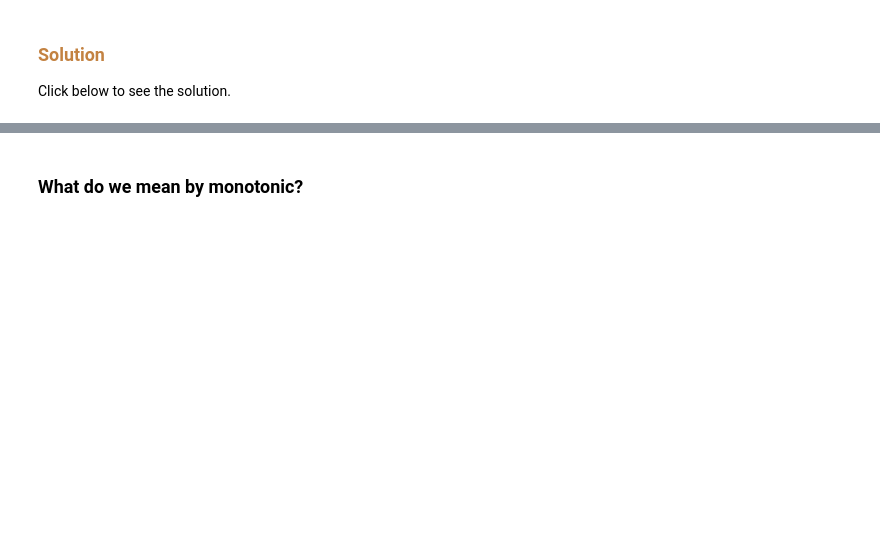
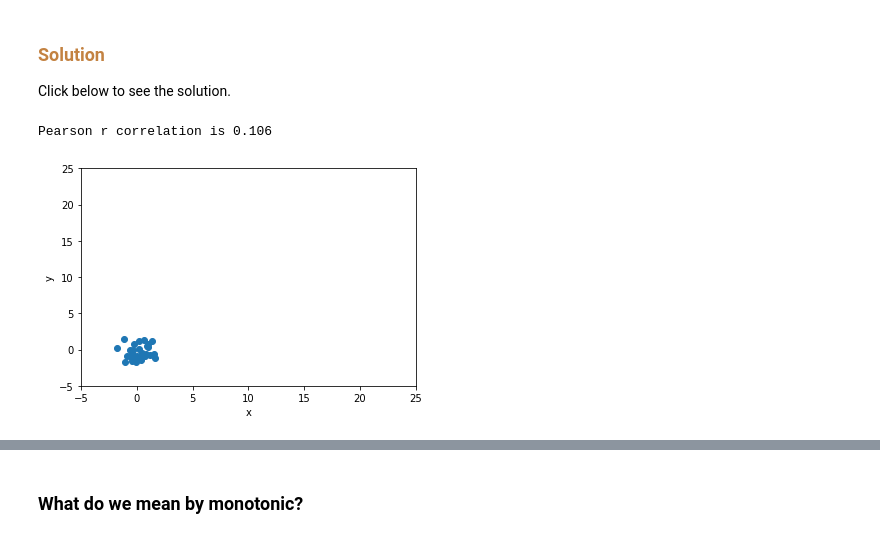
Before and after one commit to philrelton/Data-Analysis-2022, a Jupyter notebook: blended_exercises/Chapter 5/Chapter5.ipynb, the cells around one changed output, grey strips where cells are left out. Cells and saved outputs as stored; diff of their text form; code cells hidden in the pictures; blank space fills up the shorter version.

```diff
--- a/blended_exercises/Chapter 5/Chapter5.ipynb
+++ b/blended_exercises/Chapter 5/Chapter5.ipynb
@@ -49,3 +66,28 @@ A nice easy way to rank the data in python is to use `from scipy.stats import ra
 ###  <font color=#c38241> Solution</font>
 
 Click below to see the solution.
+# %%
+import numpy as np
+from scipy.stats import pearsonr
+from scipy.stats import spearmanr
+import pylab as plt
+%matplotlib inline
+
+np.random.seed(100)
+
+# data from qn 1
+x = np.random.normal(0,1,30)
+y = np.random.normal(0,1,30)
+
+# let's take a look at the data
+plt.xlabel('x')
+plt.ylabel('y')
+plt.xlim(-5,25)
+plt.ylim(-5,25)
+plt.scatter(x,y)
+
+corr_pearson, p_pearson = pearsonr(x,y)
+print('Pearson r correlation is {:.3f}'.format(corr_pearson))
+# %% [output]
+Pearson r correlation is 0.106
+[figure, added]
```
Also changed, not shown: parts of 23 cells of this notebook, 1 other file.
